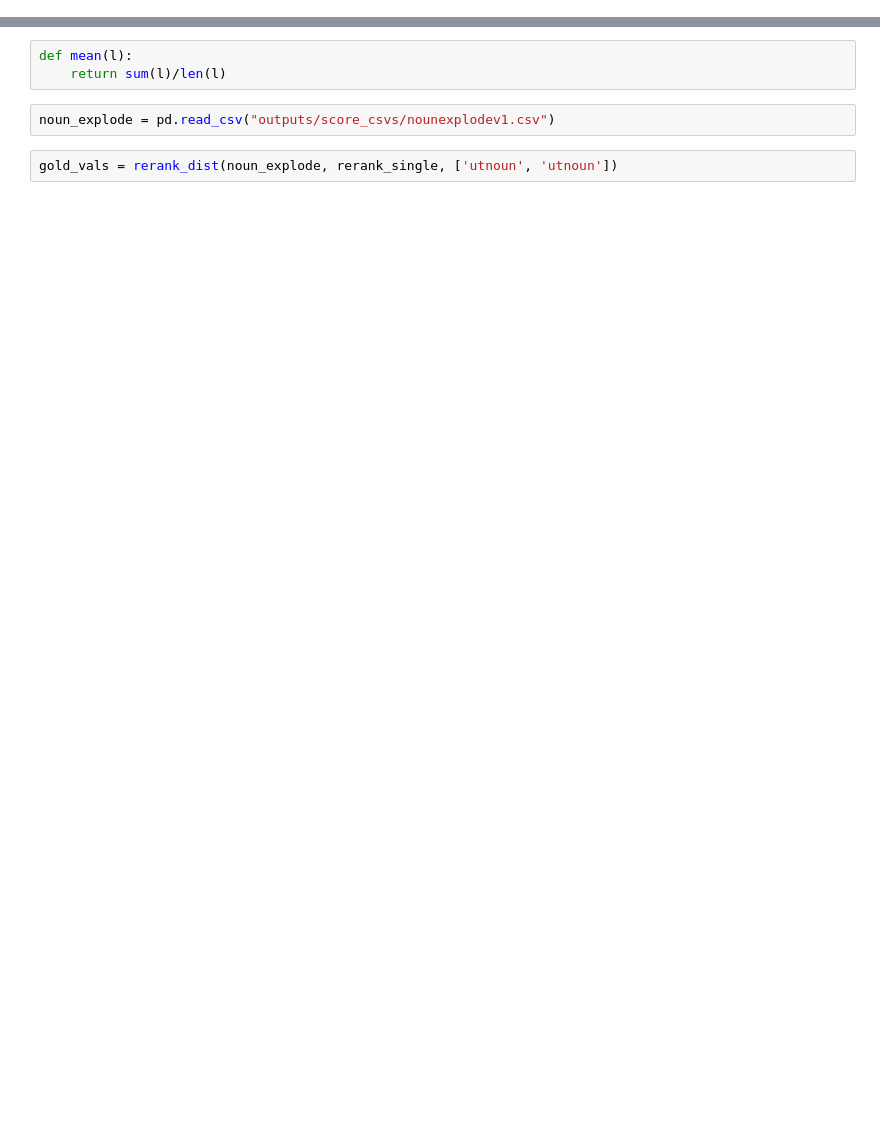
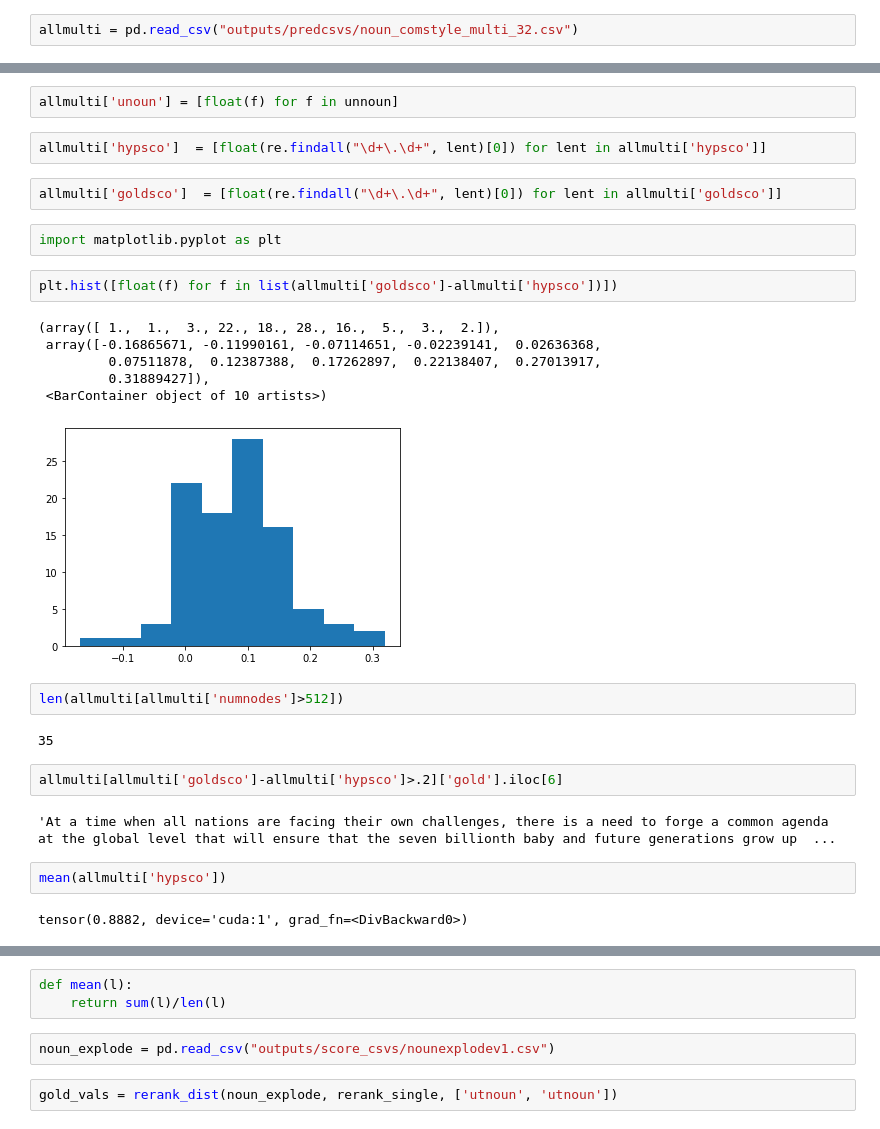
Before and after one commit to PrasannS/eel-reranking, a Jupyter notebook: degradation_analysis.ipynb, the cells around one changed output, grey strips where cells are left out. Saved outputs shown, nothing was run; the diff lists cells and outputs as text; blank space fills up the shorter version.

```diff
--- a/degradation_analysis.ipynb
+++ b/degradation_analysis.ipynb
@@ -2,0 +225,2 @@
+# %%
+allmulti = pd.read_csv("outputs/predcsvs/noun_comstyle_multi_32.csv")
@@ -2,0 +246,29 @@
+# %%
+allmulti['unoun'] = [float(f) for f in unnoun]
+# %%
+allmulti['hypsco']  = [float(re.findall("\d+\.\d+", lent)[0]) for lent in allmulti['hypsco']]
+# %%
+allmulti['goldsco']  = [float(re.findall("\d+\.\d+", lent)[0]) for lent in allmulti['goldsco']]
+# %%
+import matplotlib.pyplot as plt
+# %%
+plt.hist([float(f) for f in list(allmulti['goldsco']-allmulti['hypsco'])])
+# %% [output]
+(array([ 1.,  1.,  3., 22., 18., 28., 16.,  5.,  3.,  2.]),
+ array([-0.16865671, -0.11990161, -0.07114651, -0.02239141,  0.02636368,
+         0.07511878,  0.12387388,  0.17262897,  0.22138407,  0.27013917,
+         0.31889427]),
+ <BarContainer object of 10 artists>)
+[figure, added]
+# %%
+len(allmulti[allmulti['numnodes']>512])
+# %% [output]
+35
+# %%
+allmulti[allmulti['goldsco']-allmulti['hypsco']>.2]['gold'].iloc[6]
+# %% [output]
+'At a time when all nations are facing their own challenges, there is a need to forge a common agenda at the global level that will ensure that the seven billionth baby and future generations grow up  ...
+# %%
+mean(allmulti['hypsco'])
+# %% [output]
+tensor(0.8882, device='cuda:1', grad_fn=<DivBackward0>)
```
Also changed, not shown: parts of 39 cells of this notebook, 9 other files.
